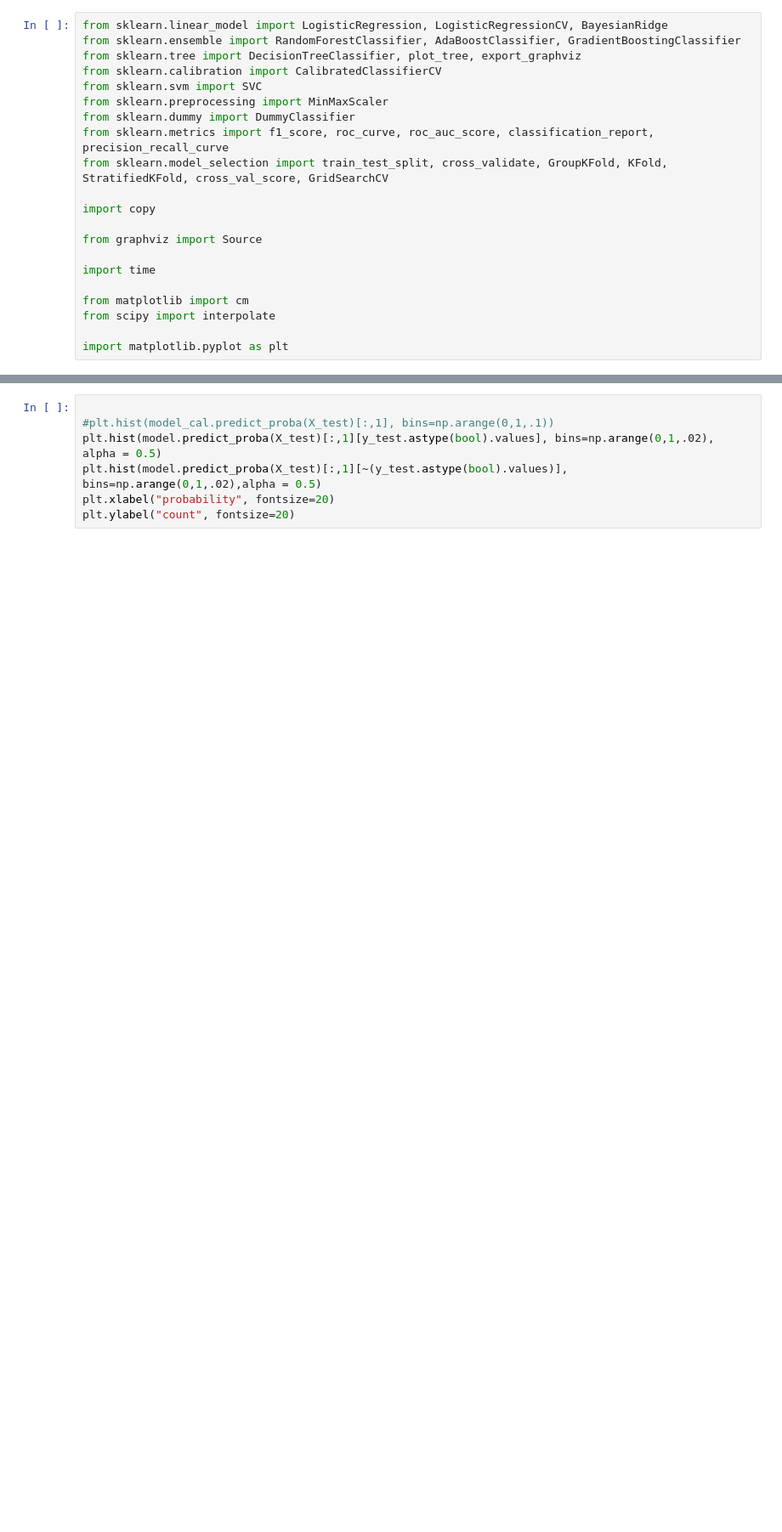
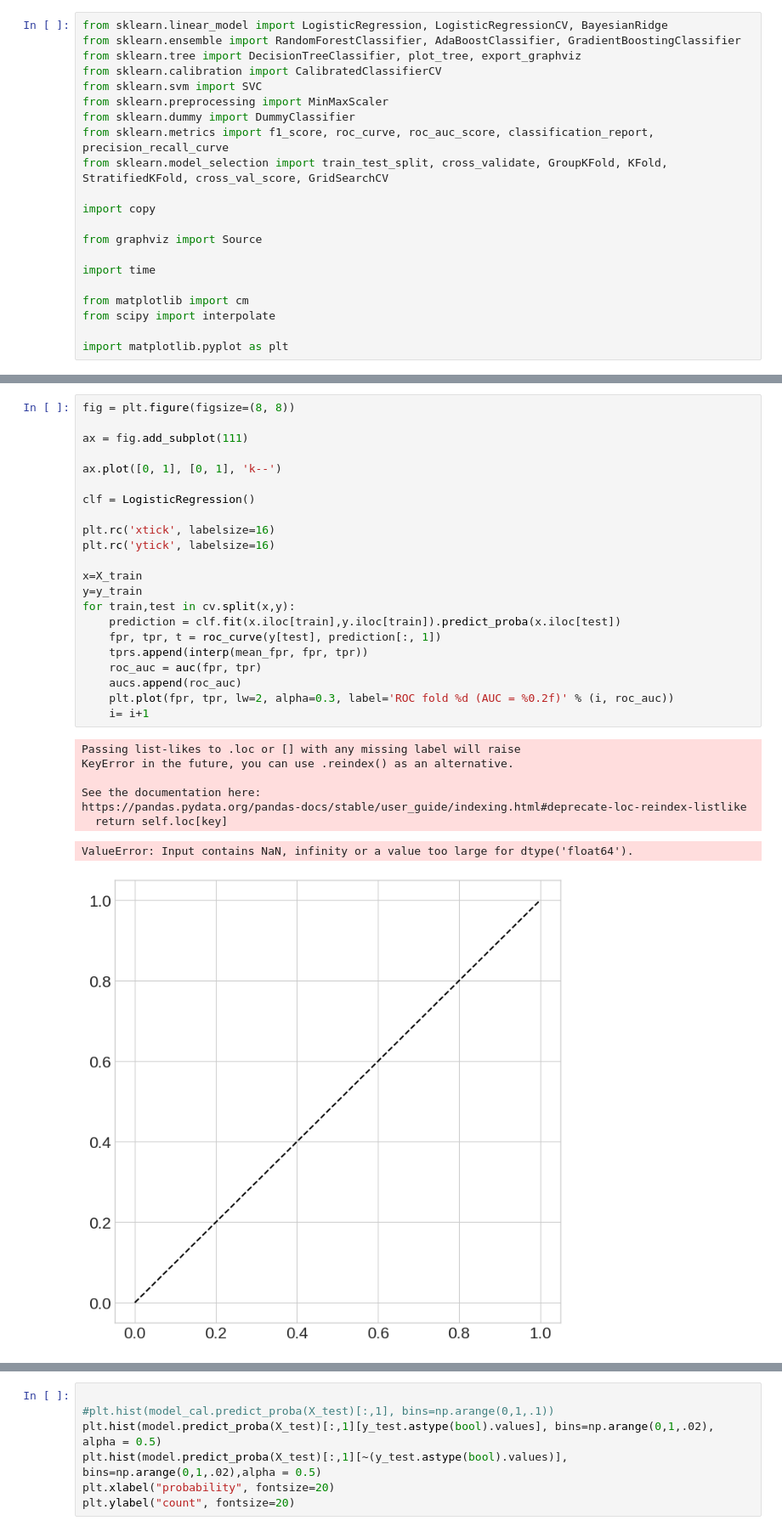
Before and after one commit to ishmandoo/trickle-tracker, a Jupyter notebook: predictor_combined.ipynb, the cells around one changed output, grey strips where cells are left out. Shown at 85% size. Saved outputs shown, nothing was run; the diff lists cells and outputs as text; blank space fills up the shorter version.

```diff
--- a/predictor_combined.ipynb
+++ b/predictor_combined.ipynb
@@ -573,0 +564,31 @@ Text(0,0.5,'Precision')
+# %%
+fig = plt.figure(figsize=(8, 8))
+
+ax = fig.add_subplot(111)
+
+ax.plot([0, 1], [0, 1], 'k--')
+
+clf = LogisticRegression()
+
+plt.rc('xtick', labelsize=16)
+plt.rc('ytick', labelsize=16)
+
+x=X_train
+y=y_train
+for train,test in cv.split(x,y):
+    prediction = clf.fit(x.iloc[train],y.iloc[train]).predict_proba(x.iloc[test])
+    fpr, tpr, t = roc_curve(y[test], prediction[:, 1])
+    tprs.append(interp(mean_fpr, fpr, tpr))
+    roc_auc = auc(fpr, tpr)
+    aucs.append(roc_auc)
+    plt.plot(fpr, tpr, lw=2, alpha=0.3, label='ROC fold %d (AUC = %0.2f)' % (i, roc_auc))
+    i= i+1
+# %% [output]
+Passing list-likes to .loc or [] with any missing label will raise
+KeyError in the future, you can use .reindex() as an alternative.
+
+See the documentation here:
+https://pandas.pydata.org/pandas-docs/stable/user_guide/indexing.html#deprecate-loc-reindex-listlike
+  return self.loc[key]
+ValueError: Input contains NaN, infinity or a value too large for dtype('float64').
+[figure, added]
```
Also changed, not shown: parts of 6 cells of this notebook, 1 other file.
